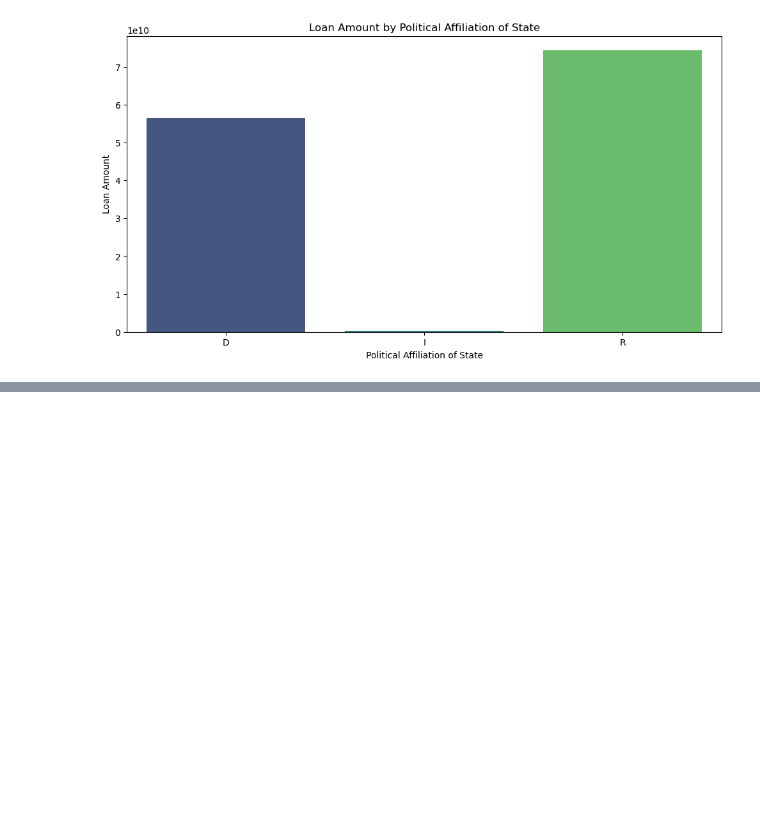
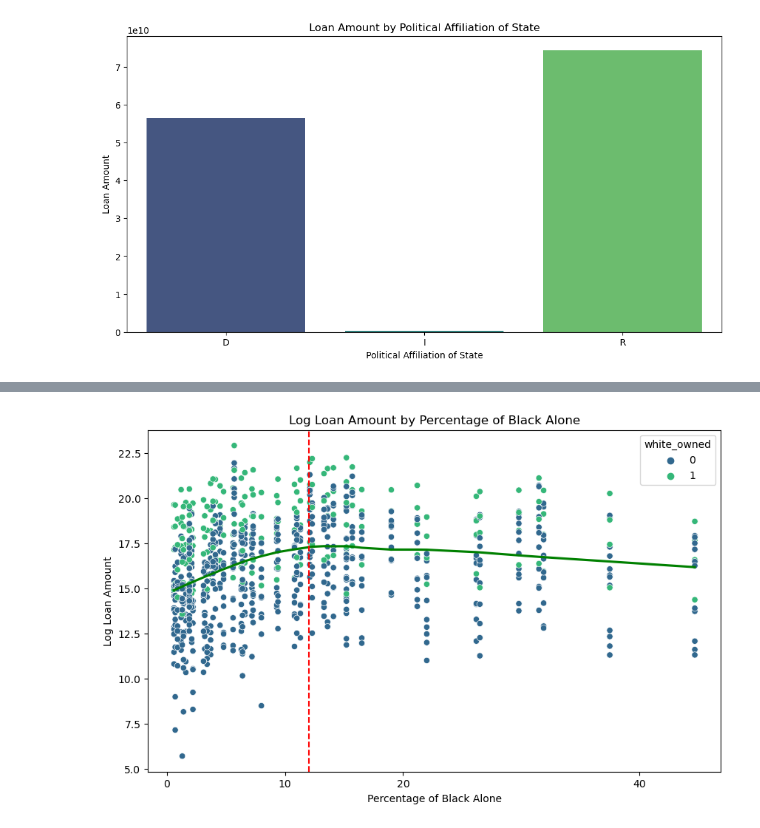
Before and after one commit to szilvasipeter2000/Data-Analysis-2, a Jupyter notebook: 02.us_loan.ipynb, the cells around one changed output, grey strips where cells are left out. Cells and saved outputs as stored; diff of their text form; code cells hidden in the pictures; blank space fills up the shorter version.

```diff
--- a/02.us_loan.ipynb
+++ b/02.us_loan.ipynb
@@ -423,0 +448,21 @@ plt.show()
+# %%
+# check if percentage of black alone is a good control
+# check for potential splines
+plt.figure(figsize=(10, 6))
+
+sns.scatterplot(data=df, x='pct_black_alone', y='ln_loan_amount', hue='white_owned',# show also which ones are white owned
+                 palette='viridis')
+sns.regplot(data=df, x='pct_black_alone', y='ln_loan_amount', lowess=True, scatter=False, color='green')
+
+plt.xlabel('Percentage of Black Alone')
+plt.ylabel('Log Loan Amount')
+plt.title('Log Loan Amount by Percentage of Black Alone')
+
+plt.xticks([0, 10, 20, 40])
+
+# Add vertical line at x=14
+plt.axvline(x=12, color='red', linestyle='--')
+
+plt.show()
+# %% [output]
+[figure, added]
```
Also changed, not shown: parts of 44 cells of this notebook, 6 other files.
